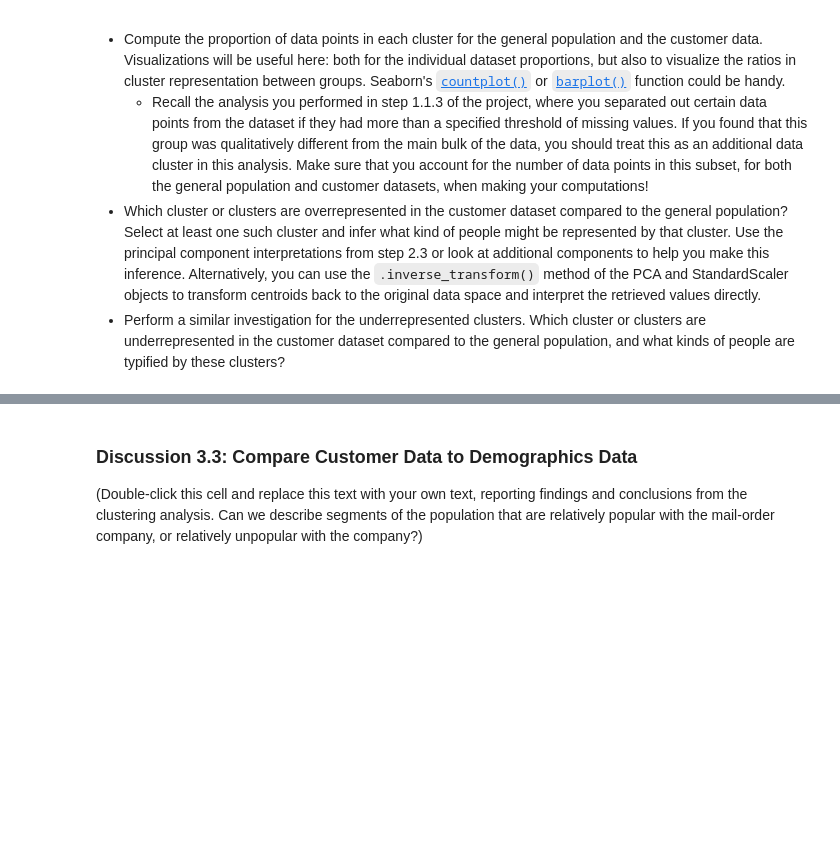
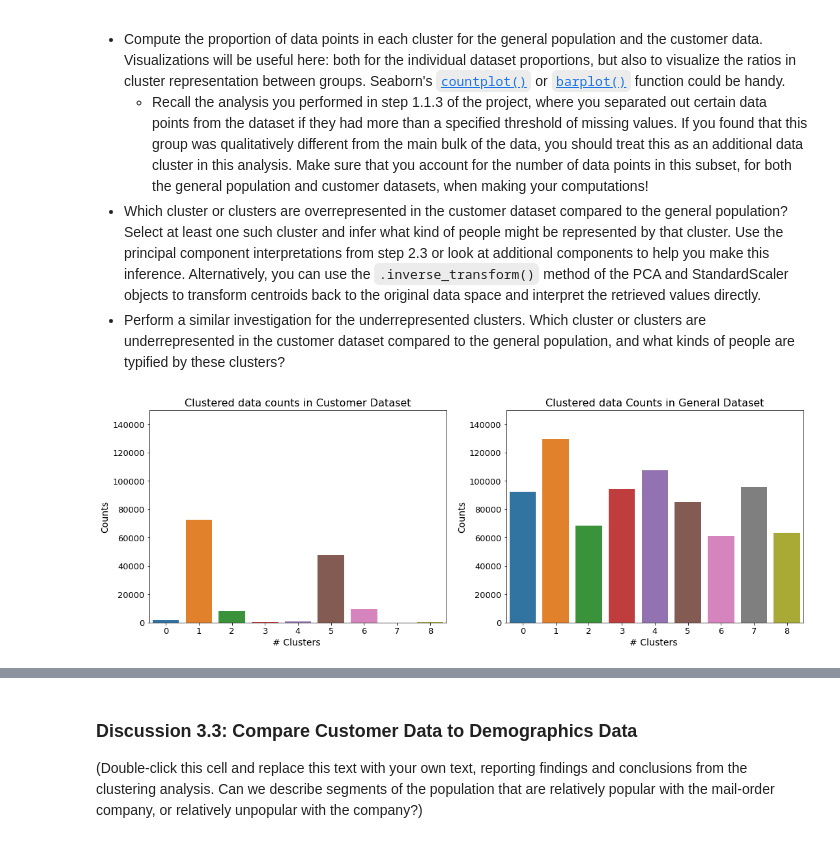
Before and after one commit to SiddharthSabat/Machine_Learning_Projects, a Jupyter notebook: Identify_Customer_Segments/Identify_Customer_Segments.ipynb, the cells around one changed output, grey strips where cells are left out. Drawn from its saved outputs; the diff is of its cells as text; code cells hidden in the pictures; blank space fills up the shorter version.

```diff
--- a/Identify_Customer_Segments/Identify_Customer_Segments.ipynb
+++ b/Identify_Customer_Segments/Identify_Customer_Segments.ipynb
@@ -788,3 +831,5 @@ customers =
 # Apply preprocessing, feature transformation, and clustering from the general
 # demographics onto the customer data, obtaining cluster predictions for the
 # customer demographics data.
+
+customers_clean = clean_data(customers)
@@ -790,0 +846,6 @@ customers =
+# %%
+# Replace the NaN values
+
+customers_imputed_df = pd.DataFrame(imputer.fit_transform(customers_clean))
+customers_imputed_df.columns = customers_clean.columns
+customers_imputed_df.index = customers_clean.index
@@ -790,0 +855,8 @@ customers =
+# %%
+# Apply standard scalar transformation
+customers_scaled_df = feat_scaling.fit_transform(customers_imputed_df)
+customers_scaled_df = pd.DataFrame(customers_scaled_df, columns=customers_imputed_df.columns)
+
+# Apply PCA transformation
+customers_pca_30 = model_pca_30.fit_transform(customers_imputed_df)
+customers_pca_30
@@ -790,0 +877,2 @@ customers =
+# %%
+customers_pred = kmeans_final.predict(customers_pca_30)
@@ -806,0 +894,23 @@ Take a look at the following points in this step:
+# %%
+# Compare the proportion of data in each cluster for the customer data to the
+# proportion of data in each cluster for the general population.
+
+plt.figure(figsize = (18,6))
+plt.subplot(1,2,1)
+sns.countplot(x = customers_pred, palette='tab10')
+plt.title('Clustered data counts in Customer Dataset', fontsize = 16)
+plt.xlabel( '# Clusters ',fontsize = 14)
+plt.ylabel( 'Counts',fontsize = 14)
+plt.xticks(fontsize = 13);
+plt.yticks(fontsize = 13);
+plt.ylim(0, 150000)
+plt.subplot(1,2,2)
+sns.countplot(x = azdias_pred, palette = 'tab10')
+plt.title('Clustered data Counts in General Dataset', fontsize = 16)
+plt.xlabel( '# Clusters ',fontsize = 14)
+plt.ylabel( 'Counts',fontsize = 14)
+plt.xticks(fontsize = 13);
+plt.yticks(fontsize = 13);
+plt.ylim(0, 150000);
+# %% [output]
+[figure, added]
```
Also changed, not shown: parts of 16 cells of this notebook.
